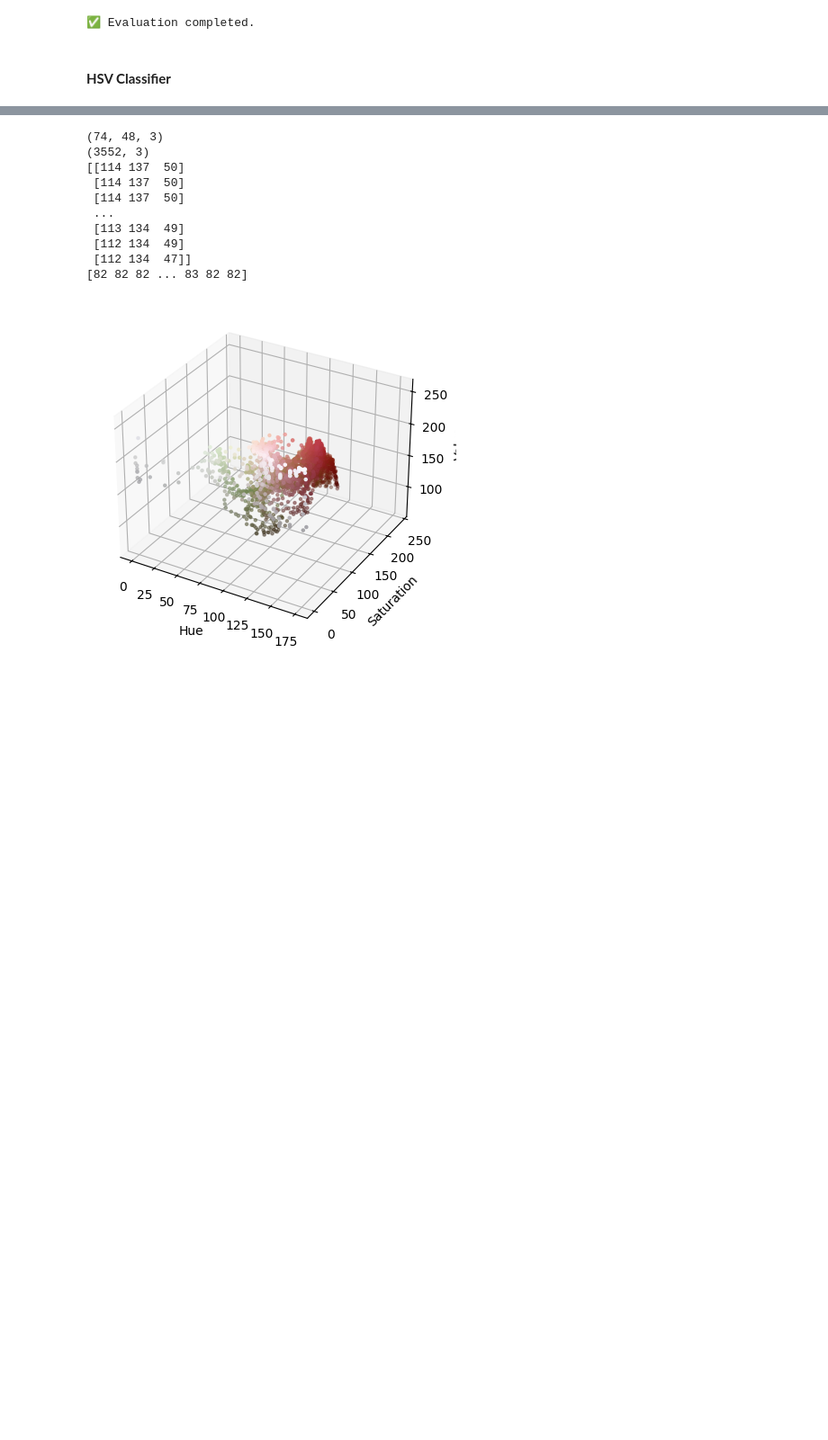
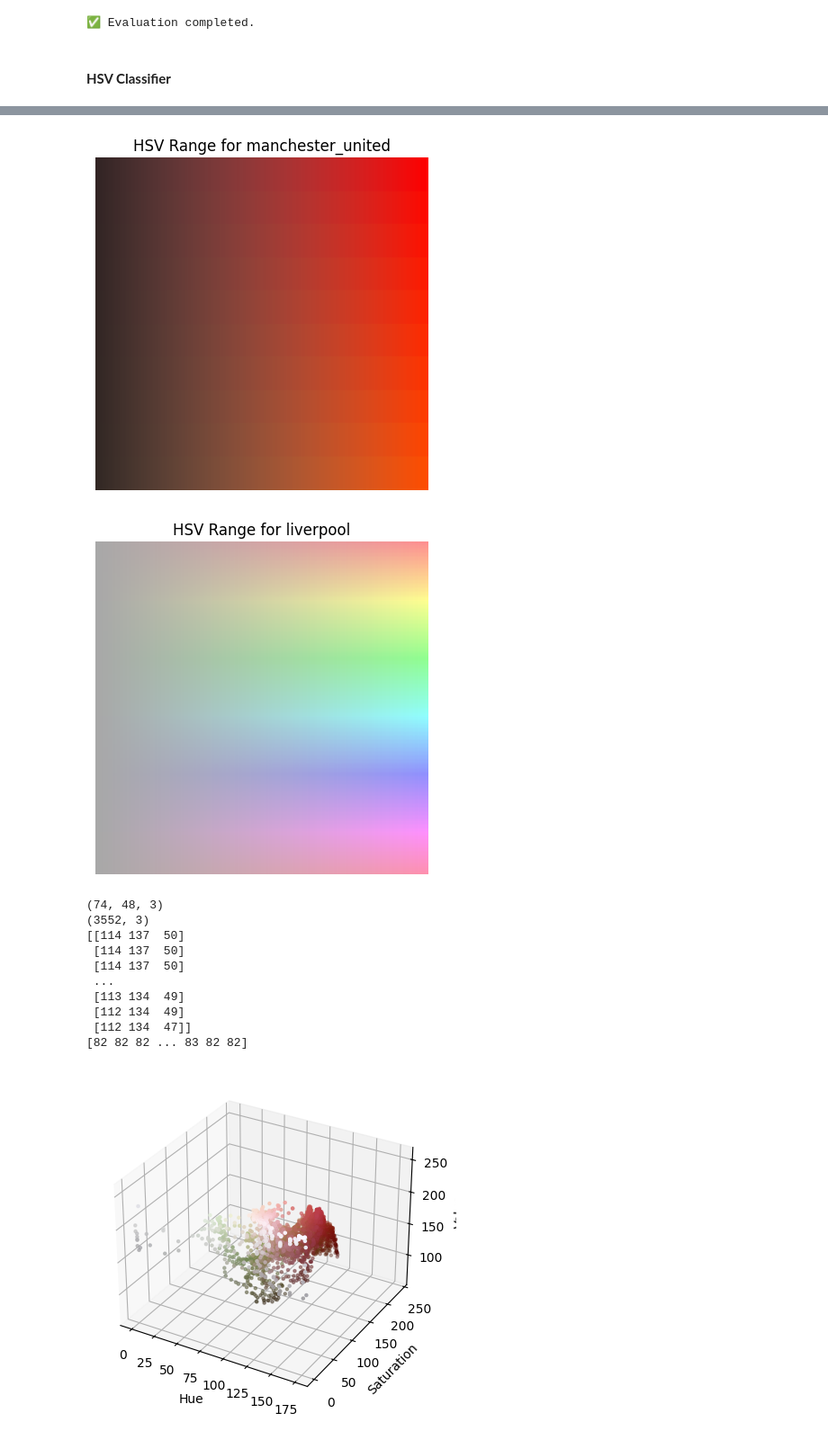
Before and after one commit to alyasltd/FootCVision, a Jupyter notebook: phase3/phase3.ipynb, the cells around one changed output, grey strips where cells are left out. Shown at 90% size. Saved outputs shown, nothing was run; the diff lists cells and outputs as text; code cells hidden in the pictures; blank space fills up the shorter version.

```diff
--- a/phase3/phase3.ipynb
+++ b/phase3/phase3.ipynb
@@ -143,3 +102,44 @@ Speed: 1.7ms preprocess, 52.4ms inference, 0.3ms postprocess per image at shape
+# %%
+import numpy as np
+import matplotlib.pyplot as plt
+import matplotlib.colors as mcolors
+import cv2
+
+# HSV range dictionary
+color_ranges = {
+    "manchester_united": [(0, 70, 50), (10, 255, 255)],  # red
+    "liverpool": [(0, 0, 168), (172, 111, 255)]   # white
+}
+
+# Function to create a gradient image for an HSV range
+def plot_hsv_range(hsv_range, label):
+    # Generate a gradient of HSV values within the range
+    h_range = np.linspace(hsv_range[0][0], hsv_range[1][0], 256)
+    s_range = np.linspace(hsv_range[0][1], hsv_range[1][1], 256)
+    v_range = np.linspace(hsv_range[0][2], hsv_range[1][2], 256)
+
+    # Create a meshgrid of HSV values
+    hsv_image = np.zeros((256, 256, 3), dtype=np.uint8)
+    for i in range(256):
+        hsv_image[i, :, 0] = h_range[i]  # Hue
+        hsv_image[:, i, 1] = s_range[i]  # Saturation
+        hsv_image[:, i, 2] = v_range[i]  # Value
+
+    # Convert the HSV image to RGB using OpenCV
+    rgb_image = cv2.cvtColor(hsv_image, cv2.COLOR_HSV2RGB)
+
+    # Plotting
+    plt.imshow(rgb_image)
+    plt.title(f"HSV Range for {label}")
+    plt.axis("off")
+    plt.show()
+
+# Plot the HSV ranges for Manchester United and Liverpool
+for team, hsv_range in color_ranges.items():
+    plot_hsv_range(hsv_range, team)
+# %% [output]
+[figure, added]
+[figure, added]
 # %%
 import cv2
 import numpy as np
```
Also changed, not shown: parts of 3 cells of this notebook, 1 other file.
